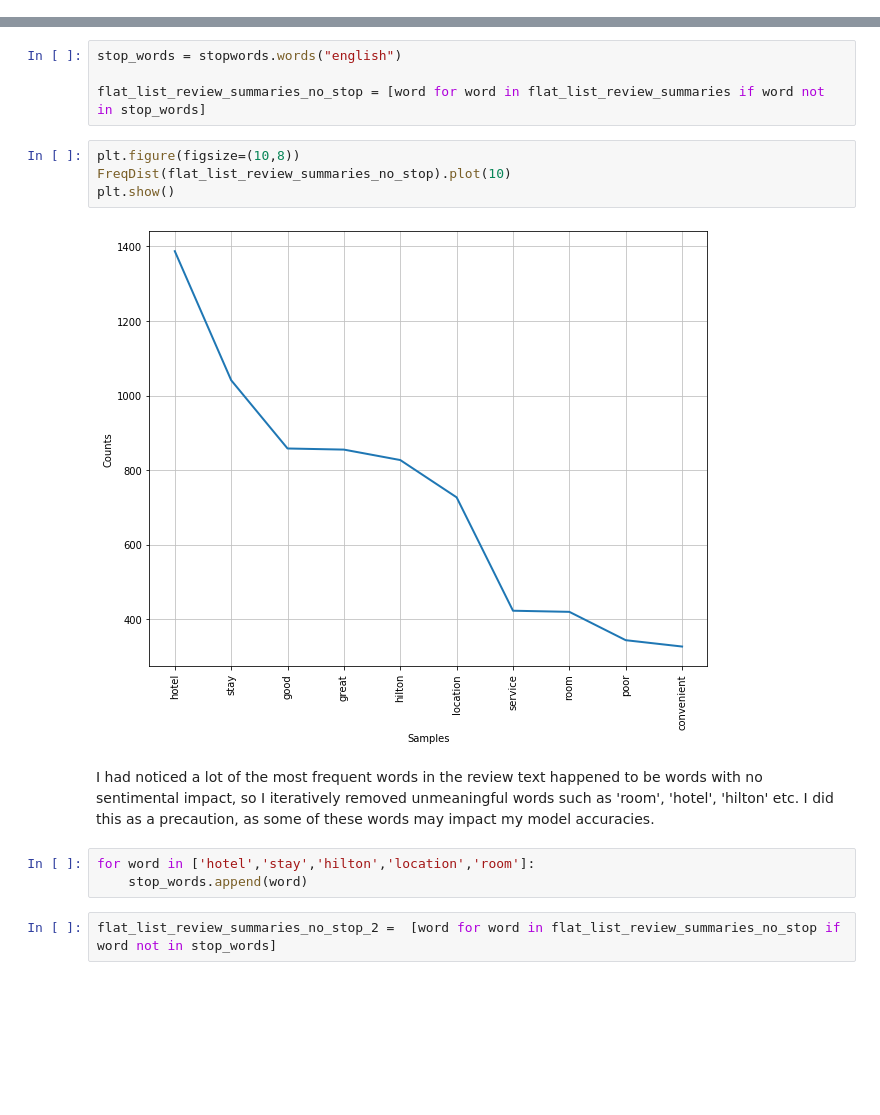
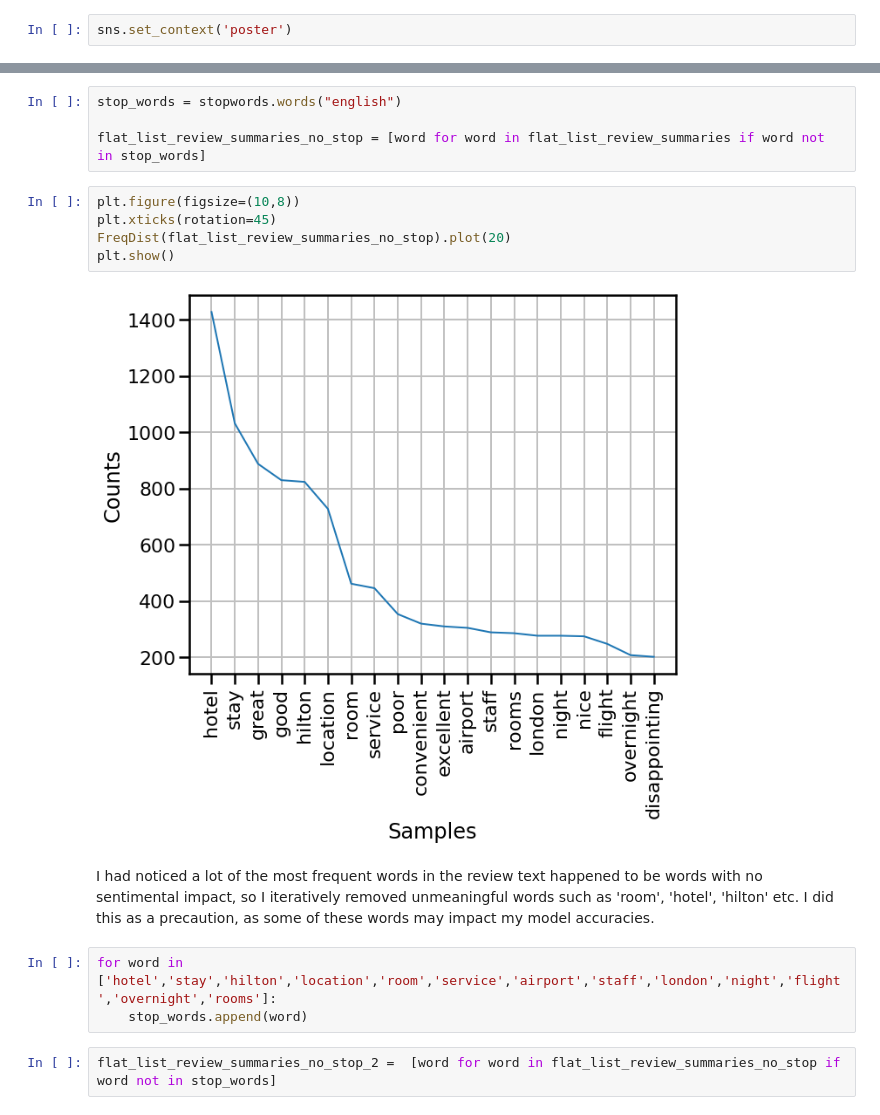
Before and after one commit to awesomeahi95/Hotel_Review_NLP, a Jupyter notebook: 2.Further_EDA_and_Preprocessing.ipynb, the cells around one changed output, grey strips where cells are left out. Saved outputs shown, nothing was run; the diff lists cells and outputs as text; blank space fills up the shorter version.

```diff
--- a/2.Further_EDA_and_Preprocessing.ipynb
+++ b/2.Further_EDA_and_Preprocessing.ipynb
@@ -18,6 +19,8 @@ from sklearn.model_selection import train_test_split
 from sklearn.feature_extraction.text import TfidfVectorizer
 
 from wordcloud import WordCloud
+# %%
+sns.set_context('poster')
 # %%
 df = pd.read_csv('2.hotel_reviews_structured.csv')
 # %%
@@ -52,14 +57,15 @@ stop_words = stopwords.words("english")
 flat_list_review_summaries_no_stop = [word for word in flat_list_review_summaries if word not in stop_words]
 # %%
 plt.figure(figsize=(10,8))
-FreqDist(flat_list_review_summaries_no_stop).plot(10)
+plt.xticks(rotation=45)
+FreqDist(flat_list_review_summaries_no_stop).plot(20)
 plt.show()
 # %% [output]
-[figure, old version]
+[figure, new version]
 # %% [markdown]
 I had noticed a lot of the most frequent words in the review text happened to be words with no sentimental impact, so I iteratively removed unmeaningful words such as 'room', 'hotel', 'hilton' etc. I did this as a precaution, as some of these words may impact my model accuracies.
 # %%
-for word in ['hotel','stay','hilton','location','room']:
+for word in ['hotel','stay','hilton','location','room','service','airport','staff','london','night','flight','overnight','rooms']:
     stop_words.append(word)
 # %%
 flat_list_review_summaries_no_stop_2 =  [word for word in flat_list_review_summaries_no_stop if word not in stop_words]
```
Also changed, not shown: parts of 44 cells of this notebook, 32 other files.
